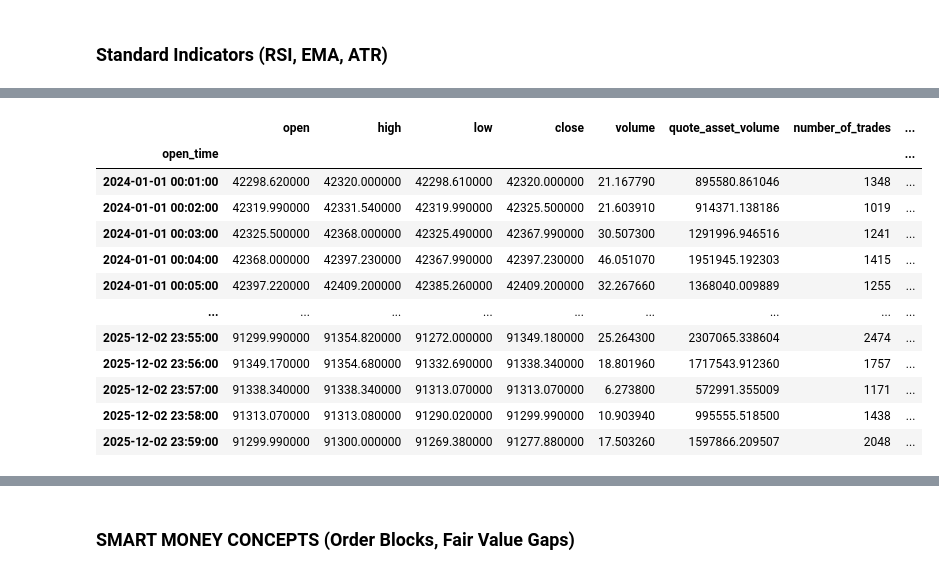
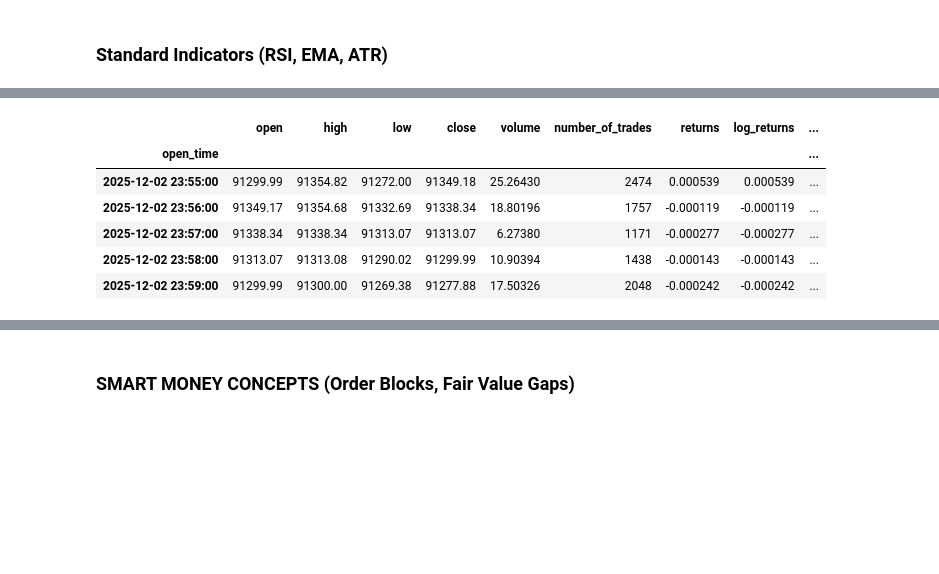
Before and after one commit to Bui-Minh-Quan/Data-Mining-Project, a Jupyter notebook: Notebooks/numerical_data_mining.ipynb, the cells around one changed output, grey strips where cells are left out. Drawn from its saved outputs; the diff is of its cells as text; code cells hidden in the pictures; blank space fills up the shorter version.

```diff
--- a/Notebooks/numerical_data_mining.ipynb
+++ b/Notebooks/numerical_data_mining.ipynb
@@ -342,6 +335,11 @@ plt.show()
 [figure]
 # %% [markdown]
 ## Feature Engineering for Analysis
+# %%
+df_featured = df.copy()
+
+# drop unneeded columns for modeling: quot_asset_volume, taker_buy_base_asset_volume, taker_buy_quote_asset_volume
+df_featured = df_featured.drop(columns=['quote_asset_volume', 'taker_buy_base_asset_volume', 'taker_buy_quote_asset_volume'])
 # %% [markdown]
 ### Standard Indicators (RSI, EMA, ATR)
 # %%
@@ -388,26 +400,69 @@ df
 # %%
-window = 5
+def calculate_market_structure(df, lookback=20, lookforward=10):
+    df_struct = df.copy()
 
-df['is_swing_high'] = df['high'].rolling(window=window, center=True).max() == df['high']
-# local low
-df['is_swing_low'] = df['low'].rolling(window=window, center=True).min() == df['low']
 
-# fill the NaNs created by rolling with False
-df['is_swing_high'] = df['is_swing_high'].fillna(False)
-df['is_swing_low'] = df['is_swing_low'].fillna(False)
+    # Identify Swing Points
+    is_high_peak = pd.Series(True, index=df_struct.index)
+    is_low_valley = pd.Series(True, index=df_struct.index)
 
-df
+    # Check left side (Past)
+    for i in range(1, lookback + 1):
+        is_high_peak &= df_struct['high'] > df_struct['high'].shift(i)
+        is_low_valley &= df_struct['low'] < df_struct['low'].shift(i)
+
+    # Check right side (Future)
+    for i in range(1, lookforward + 1):
+        is_high_peak &= df_struct['high'] >= df_struct['high'].shift(-i)
+        is_low_valley &= df_struct['low'] <= df_struct['low'].shift(-i)
+
+    df_struct['is_swing_high'] = is_high_peak.fillna(False)
+    df_struct['is_swing_low'] = is_low_valley.fillna(False)
+
+    # Label the Points (HH, HL, LH, LL)
+    df_struct['structure_label'] = np.nan
+
+    # Get indices of swing points
+    high_indices = df_struct.index[df_struct['is_swing_high']]
+    low_indices = df_struct.index[df_struct['is_swing_low']]
+
+
+    # Compare the current swing high to the previous swing high
+    prev_high = df_struct['high'].loc[high_indices[0]] # Start with the first one
+
+    for i in high_indices[1:]: # skip the very first one
+        current_high = df_struct['high'].loc[i]
+
+        if current_high > prev_high:
+            df_struct.at[i, 'structure_label'] = 'HH' # Higher High (Bullish)
+        else:
+            df_struct.at[i, "structure_label"] = "LH" # Lower High (Bearish)
+
+        prev_high = current_high # update previous for the next loop
+
+    # Label LOWS (LL and HL)
+    # Compare the current swing low to the previous swing low
+    prev_low = df_struct['low'].loc[low_indices[0]]
+
+    for i in low_indices[1:]:
+        current_low = df_struct['low'].loc[i]
+
+        if current_low < prev_low:
+            df_struct.at[i, "structure_label"] = 'LL' # Lower Low (Bearish)
+        else:
+            df_struct.at[i, "structure_label"] = "HL" # Higher Low (Bullish)
+
+        prev_low = current_low
+
+    return df_struct
+
+df_featured = calculate_market_structure(df_featured)
+df_featured.tail()
 # %% [output]
-|  | open | high | low | close | volume | quote_asset_volume | number_of_trades | ... |
-| open_time |  |  |  |  |  |  |  | ... |
-| 2024-01-01 00:01:00 | 42298.620000 | 42320.000000 | 42298.610000 | 42320.000000 | 21.167790 | 895580.861046 | 1348 | ... |
-| 2024-01-01 00:02:00 | 42319.990000 | 42331.540000 | 42319.990000 | 42325.500000 | 21.603910 | 914371.138186 | 1019 | ... |
-| 2024-01-01 00:03:00 | 42325.500000 | 42368.000000 | 42325.490000 | 42367.990000 | 30.507300 | 1291996.946516 | 1241 | ... |
-| 2024-01-01 00:04:00 | 42368.000000 | 42397.230000 | 42367.990000 | 42397.230000 | 46.051070 | 1951945.192303 | 1415 | ... |
-| 2024-01-01 00:05:00 | 42397.220000 | 42409.200000 | 42385.260000 | 42409.200000 | 32.267660 | 1368040.009889 | 1255 | ... |
-| ... | ... | ... | ... | ... | ... | ... | ... | ... |
-| 2025-12-02 23:55:00 | 91299.990000 | 91354.820000 | 91272.000000 | 91349.180000 | 25.264300 | 2307065.338604 | 2474 | ... |
-| 2025-12-02 23:56:00 | 91349.170000 | 91354.680000 | 91332.690000 | 91338.340000 | 18.801960 | 1717543.912360 | 1757 | ... |
-| 2025-12-02 23:57:00 | 91338.340000 | 91338.340000 | 91313.070000 | 91313.070000 | 6.273800 | 572991.355009 | 1171 | ... |
-| 2025-12-02 23:58:00 | 91313.070000 | 91313.080000 | 91290.020000 | 91299.990000 | 10.903940 | 995555.518500 | 1438 | ... |
-| 2025-12-02 23:59:00 | 91299.990000 | 91300.000000 | 91269.380000 | 91277.880000 | 17.503260 | 1597866.209507 | 2048 | ... |
+|  | open | high | low | close | volume | number_of_trades | returns | log_returns | ... |
+| open_time |  |  |  |  |  |  |  |  | ... |
+| 2025-12-02 23:55:00 | 91299.99 | 91354.82 | 91272.00 | 91349.18 | 25.26430 | 2474 | 0.000539 | 0.000539 | ... |
+| 2025-12-02 23:56:00 | 91349.17 | 91354.68 | 91332.69 | 91338.34 | 18.80196 | 1757 | -0.000119 | -0.000119 | ... |
+| 2025-12-02 23:57:00 | 91338.34 | 91338.34 | 91313.07 | 91313.07 | 6.27380 | 1171 | -0.000277 | -0.000277 | ... |
+| 2025-12-02 23:58:00 | 91313.07 | 91313.08 | 91290.02 | 91299.99 | 10.90394 | 1438 | -0.000143 | -0.000143 | ... |
+| 2025-12-02 23:59:00 | 91299.99 | 91300.00 | 91269.38 | 91277.88 | 17.50326 | 2048 | -0.000242 | -0.000242 | ... |
```
Also changed, not shown: parts of 26 cells of this notebook.
